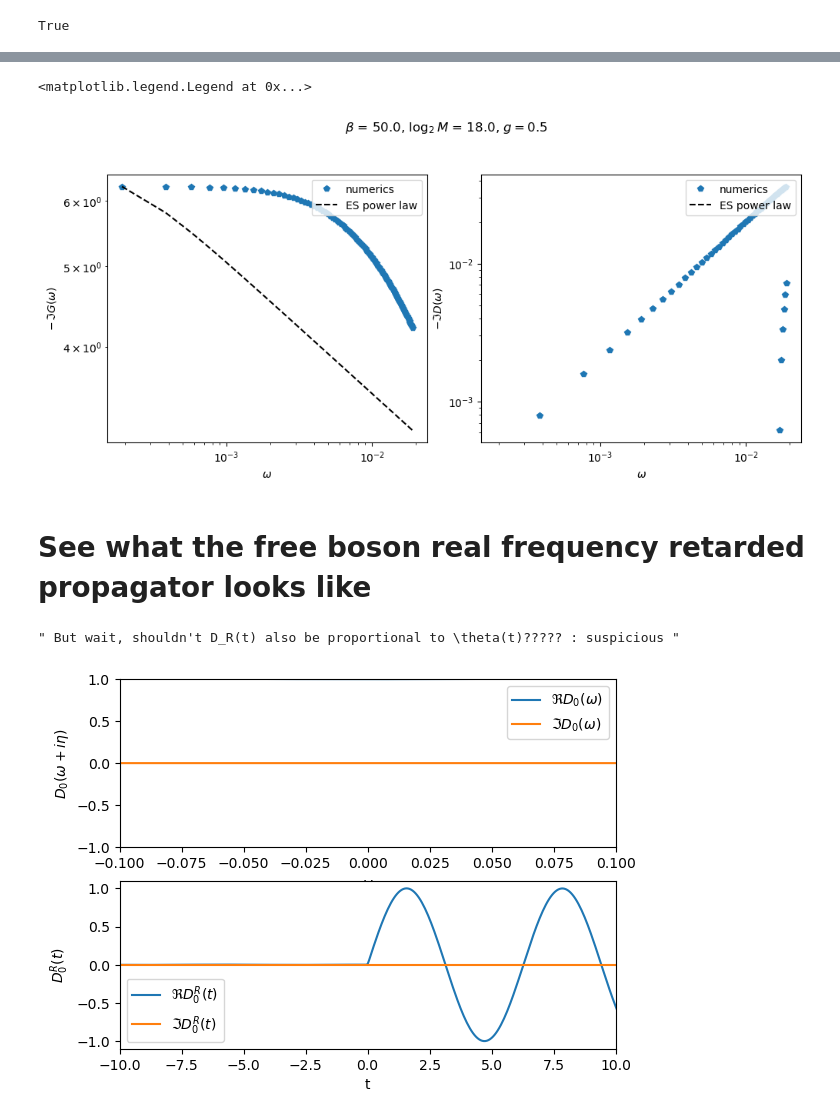
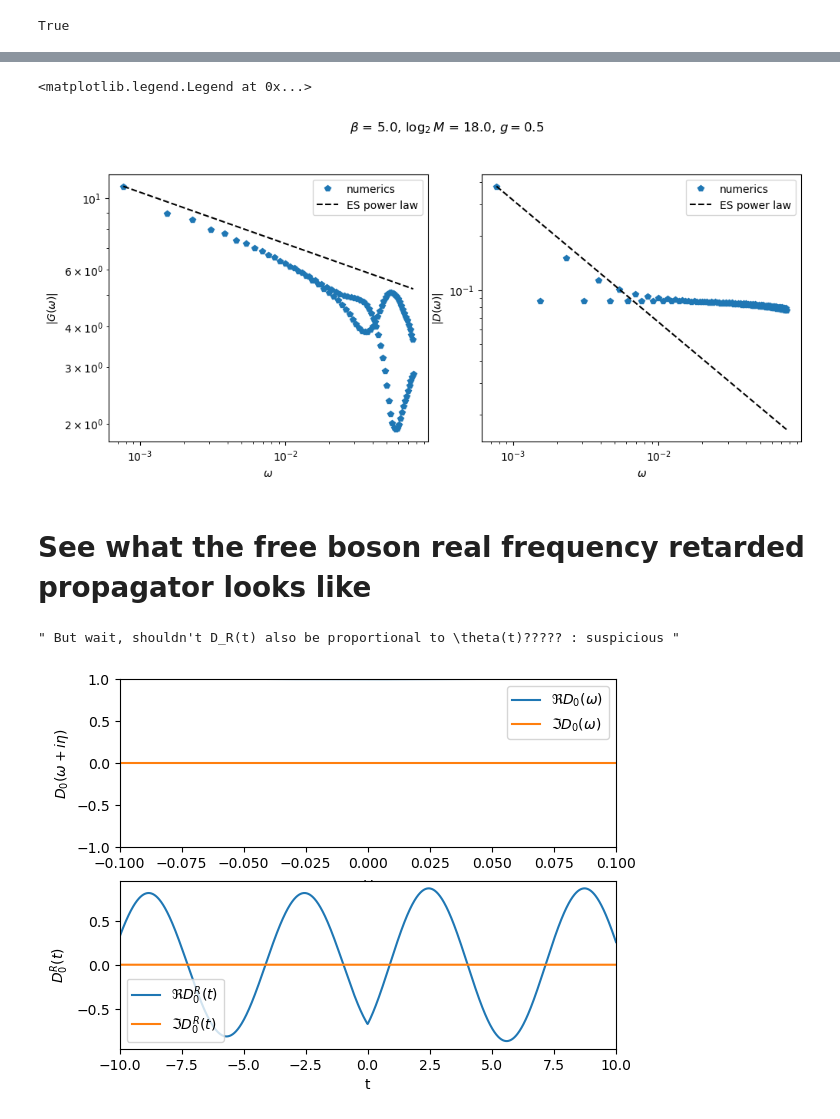
Before and after one commit to aravindhshankar/TwoSidedYSYK, a Jupyter notebook: RealTimesingleYSYK.ipynb, the cells around one changed output, grey strips where cells are left out. Cells and saved outputs as stored; diff of their text form; code cells hidden in the pictures.

```diff
--- a/RealTimesingleYSYK.ipynb
+++ b/RealTimesingleYSYK.ipynb
@@ -38,17 +38,18 @@ mu = 0.
 #r = 0.
 r = 1.
 
-beta = 50.
+beta = 5.
 
 M = int(2**18) #number of points in the grid
-T = 2**14 #upper cut-off for the time
+T = 2**12 #upper cut-off for the time
 dt = (2*T)/((2*M))
 t = dt * (np.arange(2*M) - M)
 
 dw = np.pi/(M*dt)
 #eta = 1.1011011101111011111 * dw * 0.1
 #eta = dw*11.
-eta = dw*1.000001
+#eta = dw*1.000001
+eta = dw*0.01
 
 omega = dw * (np.arange(2*M) - M)
 np.testing.assert_almost_equal(dt*dw*M,np.pi,5, "Error in fundamentals")
@@ -194,55 +203,56 @@ dw, 1/beta
 # %%
-# Delta = 0.42
 # powD = 1. - 4*Delta
-# plt.loglog(omega[M+1:M+50], np.abs(DRomega[M+1:M+50]),'.')
-# fudfacD = np.abs(DRomega[M+1])/((omega[M+1])**powD)
-# plt.loglog(omega[M+1:M+50], fudfacD * (omega[M+1:M+50])**powD)
 delta = 0.420374134464041
 start,stop = M+1, M+100
 
-fitG_val = -np.imag(GRomega[start])
+#fitG_val = -np.imag(GRomega[start])
+#conf_fit_G = 1 * np.abs(omega+1j*eta)**(2*delta - 1)
+#conf_fit_G = conf_fit_G/conf_fit_G[start] * fitG_val
+#alt_conf_fit_G = fitG_val * np.abs(omega/(g**2))**(2*alt_delta - 1)
+
+fitG_val = np.abs(GRomega[start])
 conf_fit_G = 1 * np.abs(omega+1j*eta)**(2*delta - 1)
 conf_fit_G = conf_fit_G/conf_fit_G[start] * fitG_val
-#alt_conf_fit_G = fitG_val * np.abs(omega/(g**2))**(2*alt_delta - 1)
 
-fitD_val = -np.imag(DRomega[start])
+# fitD_val = -np.imag(DRomega[start])
+# conf_fit_D = 1 * np.abs(omega[start:stop]+1j*eta)**(1-4*delta)
+# conf_fit_D = conf_fit_D/conf_fit_D[0] * fitD_val
+#alt_conf_fit_D = 1 * np.abs(omega[start:stop])**(1-4*alt_delta)
+
+fitD_val = np.abs(DRomega[start])
 conf_fit_D = 1 * np.abs(omega[start:stop]+1j*eta)**(1-4*delta)
 conf_fit_D = conf_fit_D/conf_fit_D[0] * fitD_val
-#alt_conf_fit_D = 1 * np.abs(omega[start:stop])**(1-4*alt_delta)
-
 
 fig,(ax1,ax2) = plt.subplots(1,2)
 fig.set_figwidth(10)
 titlestring = r'$\beta$ = ' + str(beta) + r', $\log_2{M}$ = ' + str(np.log2(M)) + r', $g = $' + str(g)
 fig.suptitle(titlestring)
 fig.tight_layout(pad=2)
 
-ax1.loglog(omega[start:stop], -np.imag(GRomega[start:stop]),'p',label = 'numerics')
+#ax1.loglog(omega[start:stop], -np.imag(GRomega[start:stop]),'p',label = 'numerics')
+ax1.loglog(omega[start:stop], np.abs(GRomega[start:stop]),'p',label = 'numerics')
 ax1.loglog(omega[start:stop], conf_fit_G[start:stop],'k--',label = 'ES power law')
-#ax1.loglog(omega[start:], -np.imag(Gconf[start:])*(g**2),'m.',label = 'ES solution')
-#ax1.loglog(omega[start:], alt_conf_fit_G[start:],'g--', label = 'alt power law')
-#ax1.set_xlim(omega[start]/2,omega[start+15])
-#ax1.set_ylim(1e-1,1e1)
+
 ax1.set_xlabel(r'$\omega$')
-ax1.set_ylabel(r'$-\,\Im{G(\omega)}$')
+#ax1.set_ylabel(r'$-\,\Im{G(\omega)}$')
+ax1.set_ylabel(r'$|G(\omega)|$')
 #ax1.set_aspect('equal', adjustable='box')
 #ax1.axis('square')
 ax1.legend(loc = 'upper right')
 
 
-ax2.loglog(omega[start:stop], -np.imag(DRomega[start:stop]),'p',label='numerics')
+#ax2.loglog(omega[start:stop], -np.imag(DRomega[start:stop]),'p',label='numerics')
+ax2.loglog(omega[start:stop], np.abs(DRomega[start:stop]),'p',label='numerics')
 ax2.loglog(omega[start:stop], conf_fit_D,'k--',label = 'ES power law')
-#ax2.loglog(nu[startB:]/(g**2), np.real(Dconf[startB:]),'m.',label = 'ES solution')
-#ax2.loglog(nu[startB:]/(g**2), alt_conf_fit_D,'g--', label = 'alt power law')
-#ax2.set_xlim(nu[startB]/2,nu[startB+15])
-#ax2.set_ylim(5e-1,100)
+
 ax2.set_xlabel(r'$\omega$')
-ax2.set_ylabel(r'$-\Im{D(\omega)}$',labelpad = None)
+#ax2.set_ylabel(r'$-\Im{D(\omega)}$',labelpad = None)
+ax2.set_ylabel(r'$|D(\omega)|$',labelpad = None)
 #ax2.set_aspect('equal', adjustable='box')
 ax2.legend(loc = 'upper right')
 # %% [output]
 <matplotlib.legend.Legend at 0x...>
-[figure, old version]
+[figure, new version]
 # %% [markdown]
 # See what the free boson real frequency retarded propagator looks like
 # %%
@@ -276,7 +286,7 @@ ax[1].legend(loc = 'lower left')
 ''' But wait, shouldn't D_R(t) also be proportional to \theta(t)????? : suspicious '''
 # %% [output]
 " But wait, shouldn't D_R(t) also be proportional to \theta(t)????? : suspicious "
-[figure, old version]
+[figure, new version]
 # %%
 fig,ax = plt.subplots(2)
 
```
Also changed, not shown: parts of 7 cells of this notebook, 1 other file.
